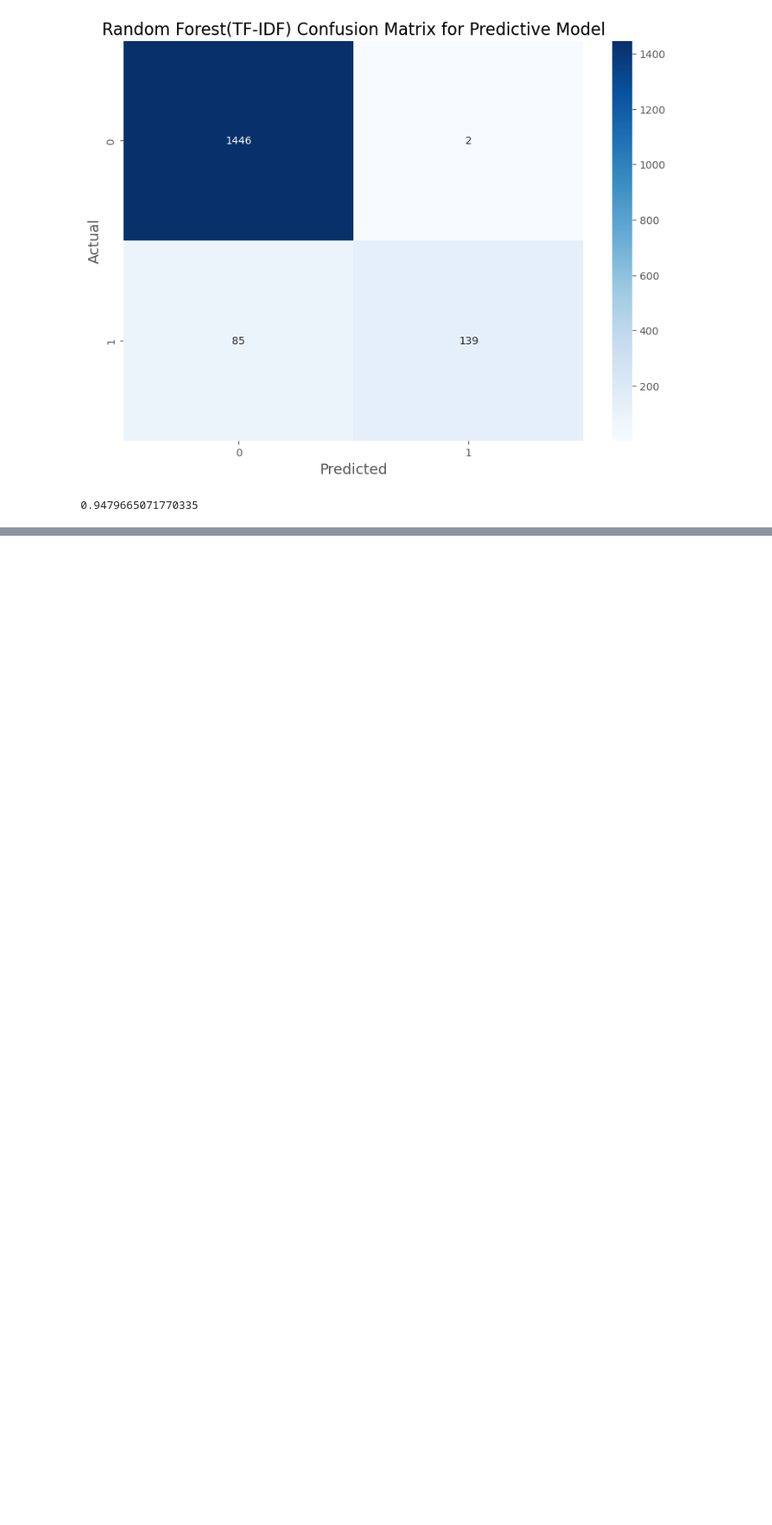
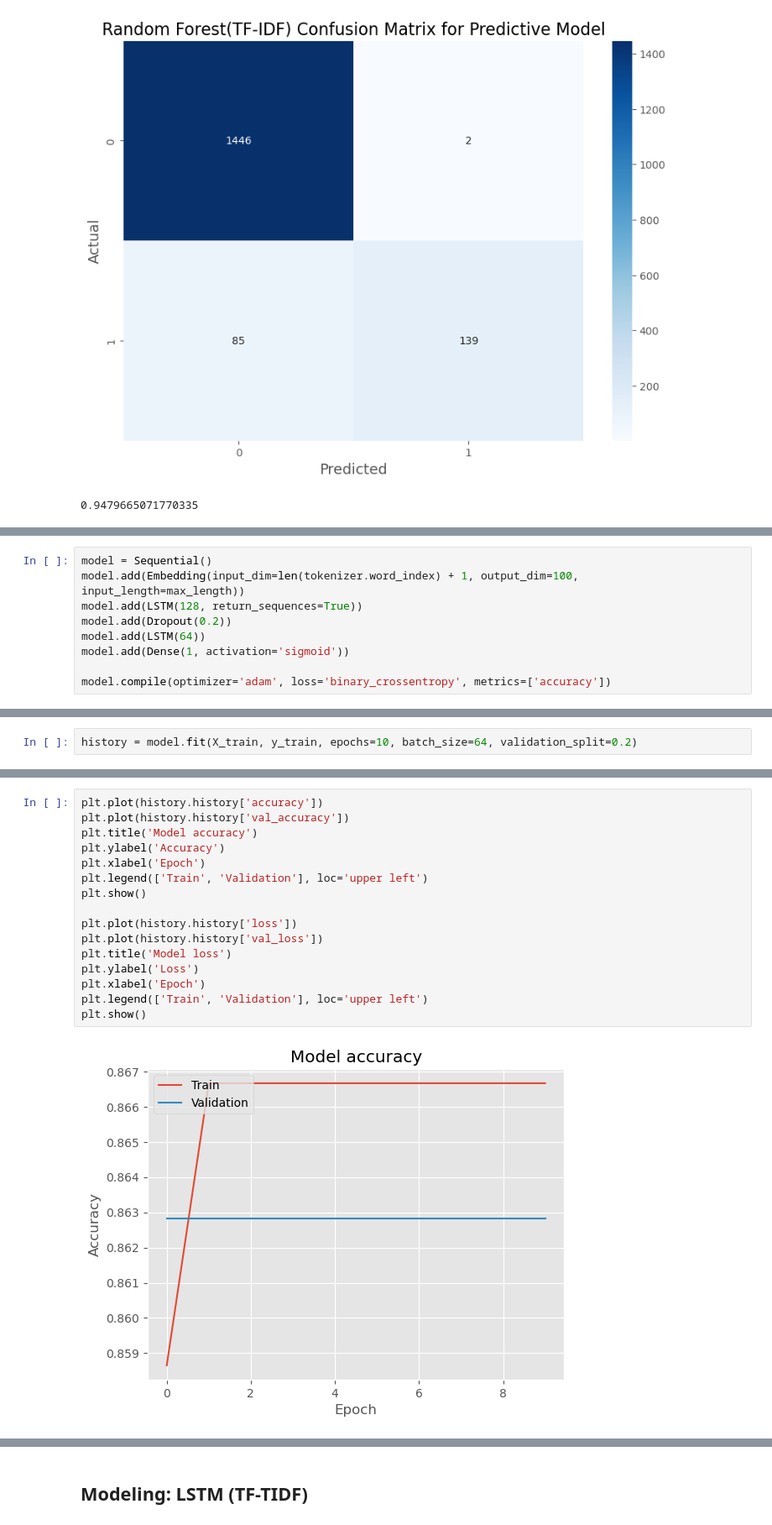
Before and after one commit to jimmy080823/NLP_final, a Jupyter notebook: final_assignment.ipynb, the cells around one changed output, grey strips where cells are left out. Shown: that part at 84% size. Cells and saved outputs as stored; diff of their text form; blank space fills up the shorter version.

```diff
--- a/final_assignment.ipynb
+++ b/final_assignment.ipynb
@@ -283,0 +306,9 @@ accuracy_score(y_test, y_pred)
+# %%
+model = Sequential()
+model.add(Embedding(input_dim=len(tokenizer.word_index) + 1, output_dim=100, input_length=max_length))
+model.add(LSTM(128, return_sequences=True))
+model.add(Dropout(0.2))
+model.add(LSTM(64))
+model.add(Dense(1, activation='sigmoid'))
+
+model.compile(optimizer='adam', loss='binary_crossentropy', metrics=['accuracy'])
@@ -283,0 +319,2 @@ accuracy_score(y_test, y_pred)
+# %%
+history = model.fit(X_train, y_train, epochs=10, batch_size=64, validation_split=0.2)
@@ -283,0 +345,18 @@ accuracy_score(y_test, y_pred)
+# %%
+plt.plot(history.history['accuracy'])
+plt.plot(history.history['val_accuracy'])
+plt.title('Model accuracy')
+plt.ylabel('Accuracy')
+plt.xlabel('Epoch')
+plt.legend(['Train', 'Validation'], loc='upper left')
+plt.show()
+
+plt.plot(history.history['loss'])
+plt.plot(history.history['val_loss'])
+plt.title('Model loss')
+plt.ylabel('Loss')
+plt.xlabel('Epoch')
+plt.legend(['Train', 'Validation'], loc='upper left')
+plt.show()
+# %% [output]
+[figure, added]
@@ -283,0 +364,2 @@ accuracy_score(y_test, y_pred)
+# %% [markdown]
+## Modeling: LSTM (TF-TIDF)
```
Also changed, not shown: parts of 8 cells of this notebook, 1 other file.
